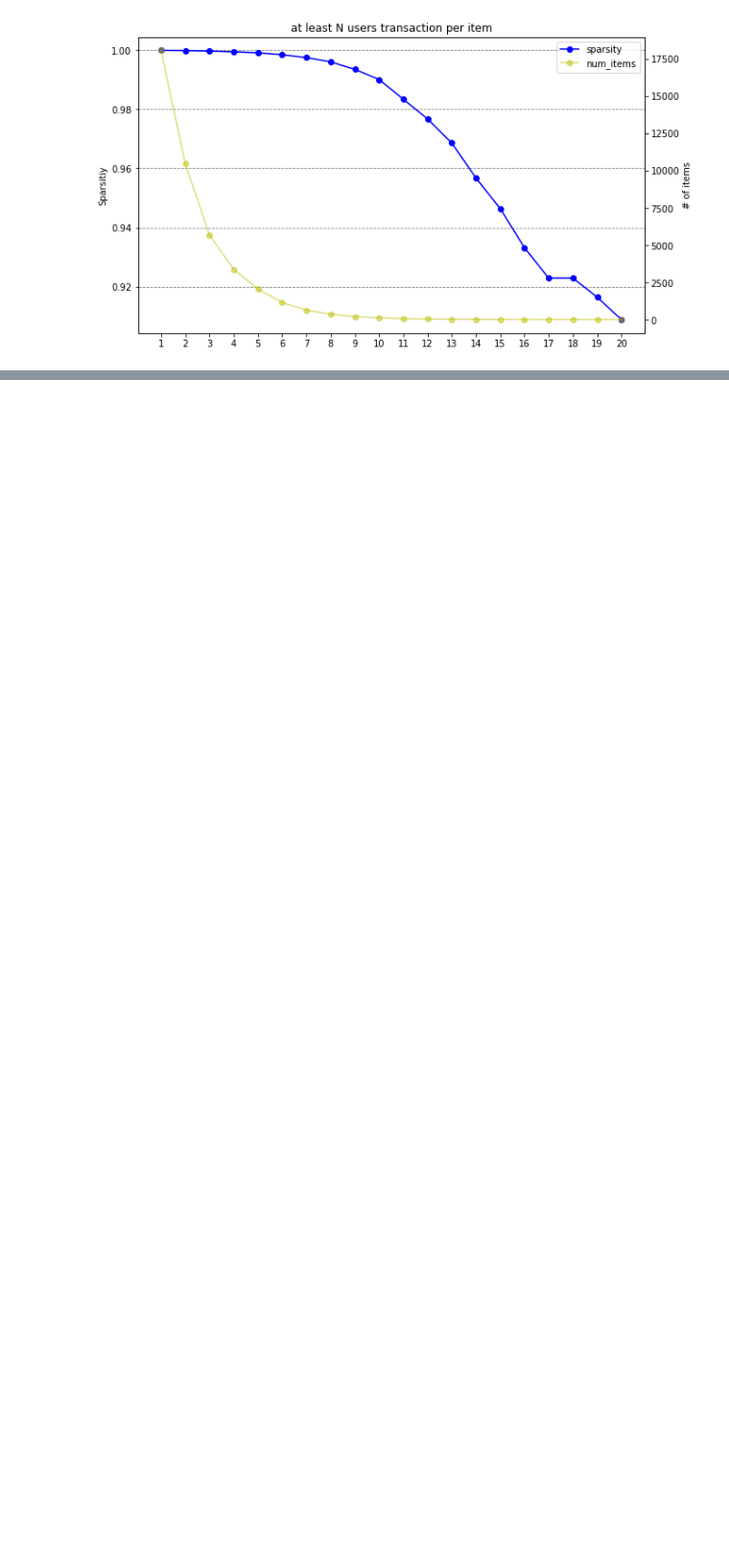
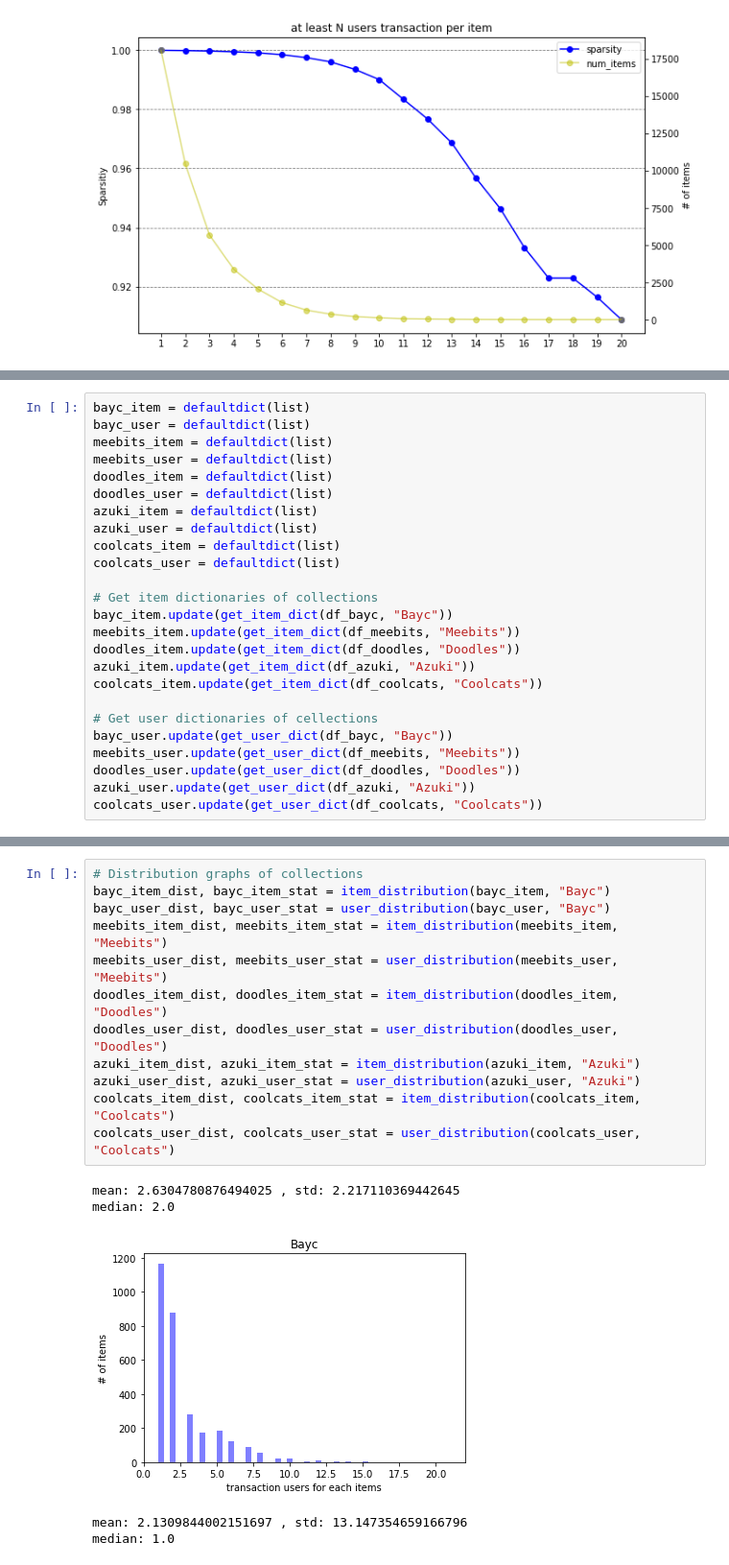
Before and after one commit to mincule/NFT, a Jupyter notebook: 02_DataStatistics.ipynb, the cells around one changed output, grey strips where cells are left out. Shown at 96% size. Cells and saved outputs as stored; diff of their text form; blank space fills up the shorter version.

```diff
--- a/02_DataStatistics.ipynb
+++ b/02_DataStatistics.ipynb
@@ -382,0 +389,25 @@ plot_sparsity_with_items(Nsparsity, Nitems)
+# %%
+bayc_item = defaultdict(list)
+bayc_user = defaultdict(list)
+meebits_item = defaultdict(list)
+meebits_user = defaultdict(list)
+doodles_item = defaultdict(list)
+doodles_user = defaultdict(list)
+azuki_item = defaultdict(list)
+azuki_user = defaultdict(list)
+coolcats_item = defaultdict(list)
+coolcats_user = defaultdict(list)
+
+# Get item dictionaries of collections
+bayc_item.update(get_item_dict(df_bayc, "Bayc"))
+meebits_item.update(get_item_dict(df_meebits, "Meebits"))
+doodles_item.update(get_item_dict(df_doodles, "Doodles"))
+azuki_item.update(get_item_dict(df_azuki, "Azuki"))
+coolcats_item.update(get_item_dict(df_coolcats, "Coolcats"))
+
+# Get user dictionaries of cellections
+bayc_user.update(get_user_dict(df_bayc, "Bayc"))
+meebits_user.update(get_user_dict(df_meebits, "Meebits"))
+doodles_user.update(get_user_dict(df_doodles, "Doodles"))
+azuki_user.update(get_user_dict(df_azuki, "Azuki"))
+coolcats_user.update(get_user_dict(df_coolcats, "Coolcats"))
@@ -382,0 +452,18 @@ plot_sparsity_with_items(Nsparsity, Nitems)
+# %%
+# Distribution graphs of collections
+bayc_item_dist, bayc_item_stat = item_distribution(bayc_item, "Bayc")
+bayc_user_dist, bayc_user_stat = user_distribution(bayc_user, "Bayc")
+meebits_item_dist, meebits_item_stat = item_distribution(meebits_item, "Meebits")
+meebits_user_dist, meebits_user_stat = user_distribution(meebits_user, "Meebits")
+doodles_item_dist, doodles_item_stat = item_distribution(doodles_item, "Doodles")
+doodles_user_dist, doodles_user_stat = user_distribution(doodles_user, "Doodles")
+azuki_item_dist, azuki_item_stat = item_distribution(azuki_item, "Azuki")
+azuki_user_dist, azuki_user_stat = user_distribution(azuki_user, "Azuki")
+coolcats_item_dist, coolcats_item_stat = item_distribution(coolcats_item, "Coolcats")
+coolcats_user_dist, coolcats_user_stat = user_distribution(coolcats_user, "Coolcats")
+# %% [output]
+mean: 2.6304780876494025 , std: 2.217110369442645
+median: 2.0
+[figure, added]
+mean: 2.1309844002151697 , std: 13.147354659166796
+median: 1.0
```
Also changed, not shown: parts of 12 cells of this notebook.
